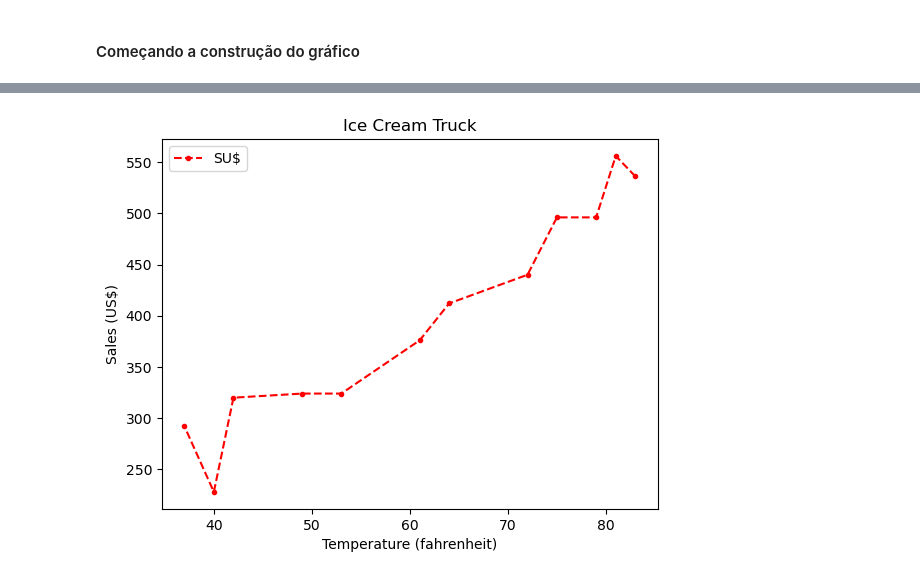
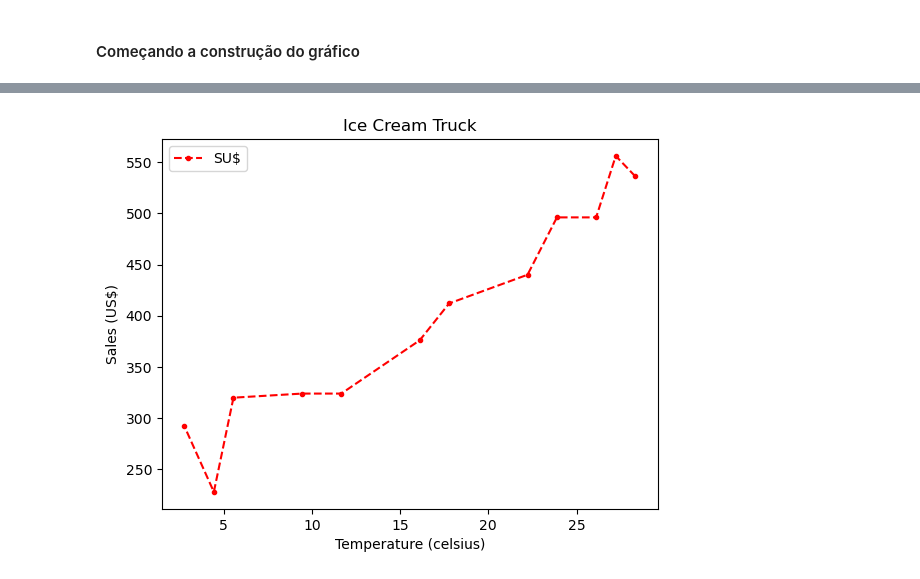
Before and after one commit to Julio-Developer/Heat_x_Ice_Cream_Sale, a Jupyter notebook: Analise de venda de sorvetes.ipynb, the cells around one changed output, grey strips where cells are left out. Cells and saved outputs as stored; diff of their text form; code cells hidden in the pictures.

Commit message:
Convert dolar and temperature for pattern brazilian

```diff
--- a/Analise de venda de sorvetes.ipynb
+++ b/Analise de venda de sorvetes.ipynb
@@ -77,3 +77,9 @@ df.isnull().sum()
 Temperature    0
 Sales          0
 dtype: int64
+# %%
+# Convertendo fahrenheit para celsius
+
+convert_temperature = (df['Temperature'] - 32) * 5/9
+df['Temperature'] = convert
+df
@@ -79,0 +100,7 @@ dtype: int64
+# %%
+# Convertendo dolar para real
+
+conver_dolar = (df['Sales'] * 5.35)
+df['Sales'] = conver_dolar
+
+df
@@ -82,29 +141,26 @@ dtype: int64
 # %%
-# Organizando os dado em ordem crescente
-order = df.sort_values('Temperature', ascending=False)
-
 # Construindo o gráfico solicitado
 
 # Definindo o titulo
 plt.title('Ice Cream Truck')
 
 # Construindo o grafico e colocando estilo
 plt.plot(order['Temperature'],
          order['Sales'],
          color = 'red',
          marker = '.',
          linestyle = '--',
          label = 'SU$')
 
 # Definindo o nome dos eixos
-plt.xlabel('Temperature (fahrenheit)')
+plt.xlabel('Temperature (celsius)')
 plt.ylabel('Sales (US$)')
 plt.legend()
 
 #Salvando o arquivo em um png
 plt.savefig('grafico sorvetes.png')
 
 # Mostrando todos os graficos
 plt.show()
 # %% [output]
-[figure, old version]
+[figure, new version]
```
Also changed, not shown: parts of 3 cells of this notebook, 1 other file.
